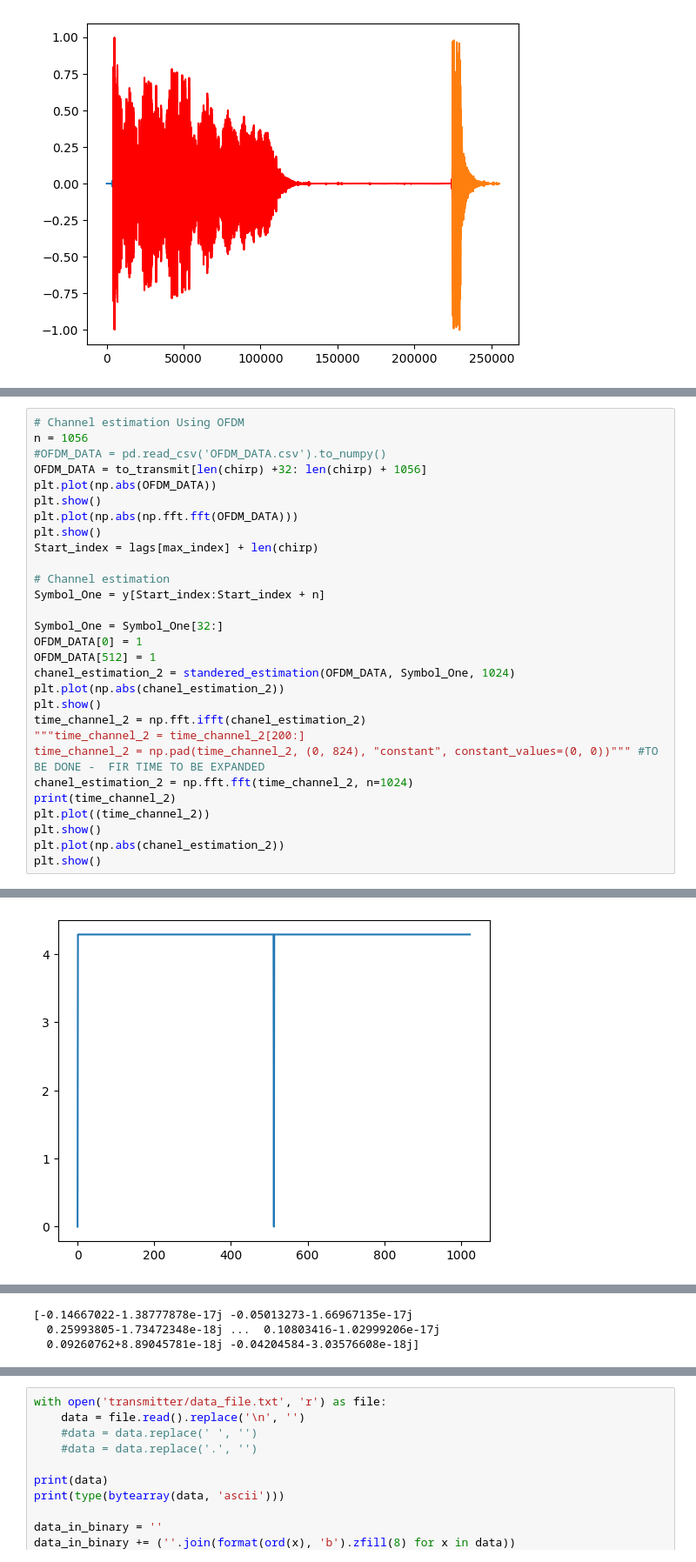
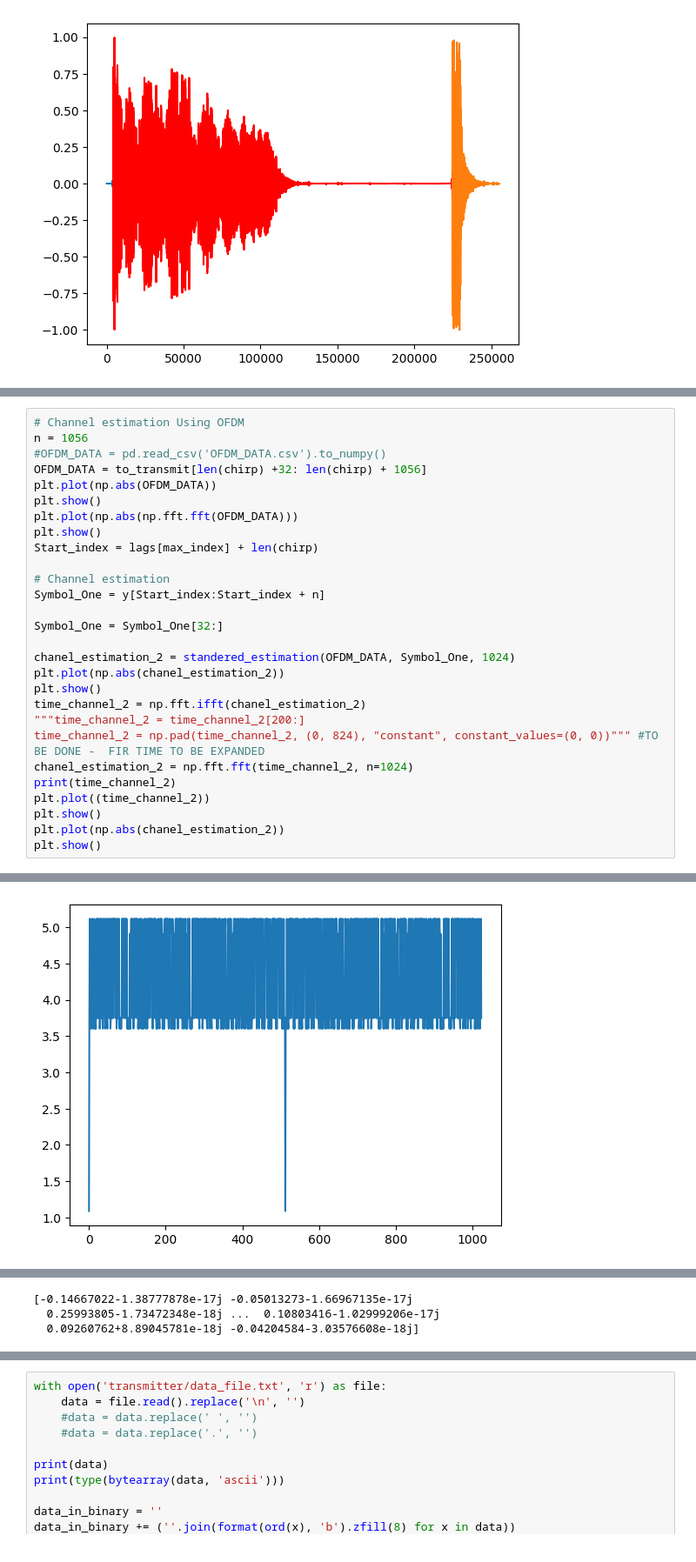
Before and after one commit to kmcm0707/GF3, a Jupyter notebook: full_decoder.ipynb, the cells around one changed output, grey strips where cells are left out. Shown at 87% size. Saved outputs shown, nothing was run; the diff lists cells and outputs as text.

```diff
--- a/full_decoder.ipynb
+++ b/full_decoder.ipynb
@@ -287,8 +285,7 @@ Start_index = lags[max_index] + len(chirp)
 Symbol_One = y[Start_index:Start_index + n]
 
 Symbol_One = Symbol_One[32:]
-OFDM_DATA[0] = 1
-OFDM_DATA[512] = 1
+
 chanel_estimation_2 = standered_estimation(OFDM_DATA, Symbol_One, 1024)
 plt.plot(np.abs(chanel_estimation_2))
 plt.show()
@@ -306,4 +303,4 @@ plt.show()
-[figure, old version]
+[figure, new version]
 [figure]
 [-0.14667022-1.38777878e-17j -0.05013273-1.66967135e-17j
   0.25993805-1.73472348e-18j ...  0.10803416-1.02999206e-17j
```
Also changed, not shown: parts of 11 cells of this notebook, 2 other files.
